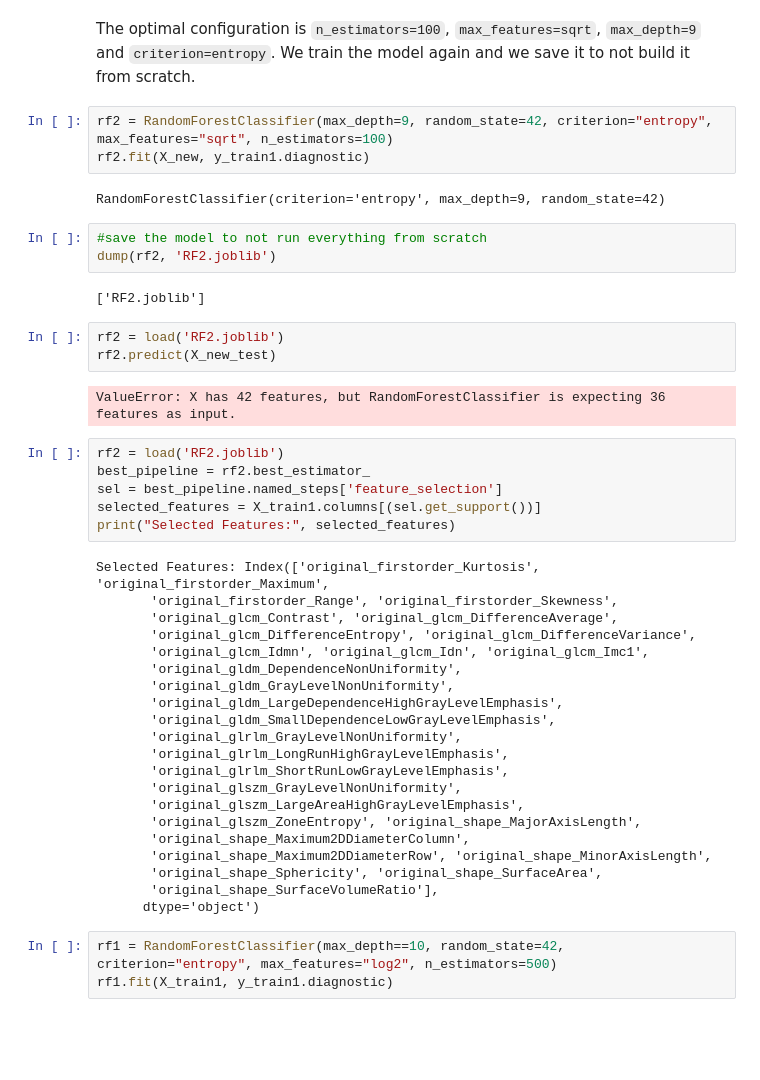
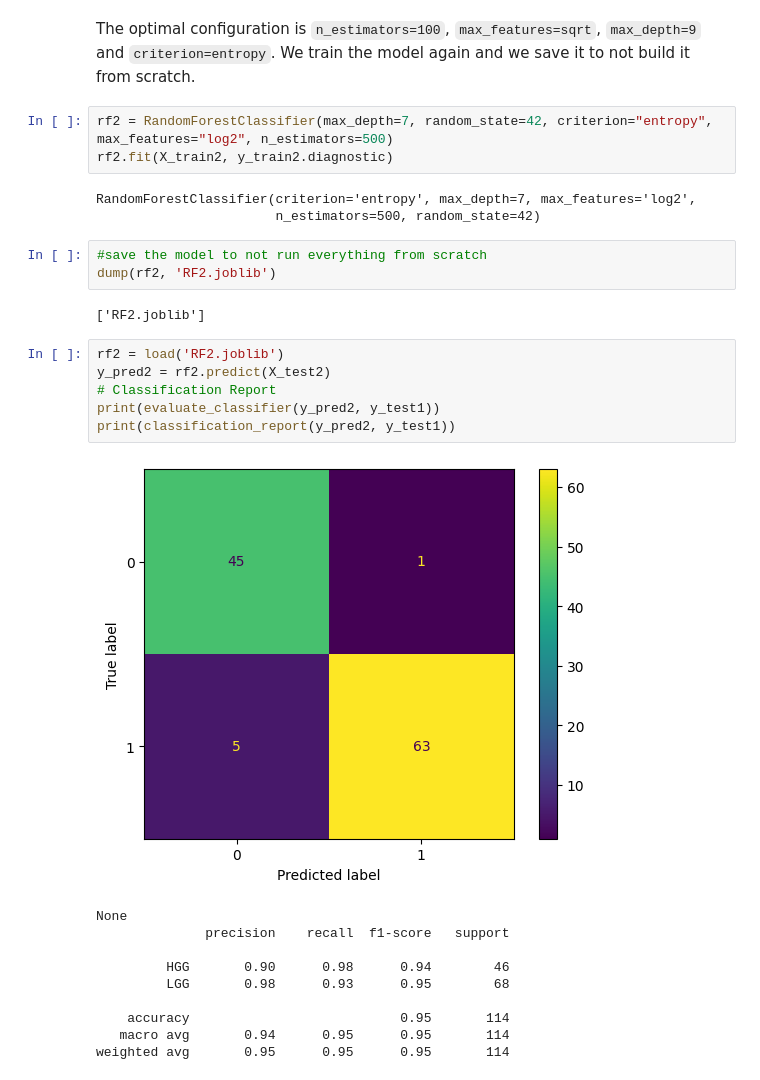
Before and after one commit to ecanlar/BDS-UPV-project, a Jupyter notebook: Implementation.ipynb, the cells around one changed output. Drawn from its saved outputs; the diff is of its cells as text; blank space fills up the shorter version.

```diff
--- a/Implementation.ipynb
+++ b/Implementation.ipynb
@@ -385,10 +412,11 @@ Best Score: 0.9579242979242979
 # %% [markdown]
 The optimal configuration is `n_estimators=100`, `max_features=sqrt`, `max_depth=9` and `criterion=entropy`. We train the model again and we save it to not build it from scratch.
 # %%
-rf2 = RandomForestClassifier(max_depth=9, random_state=42, criterion="entropy", max_features="sqrt", n_estimators=100)
-rf2.fit(X_new, y_train1.diagnostic)
+rf2 = RandomForestClassifier(max_depth=7, random_state=42, criterion="entropy", max_features="log2", n_estimators=500)
+rf2.fit(X_train2, y_train2.diagnostic)
 # %% [output]
-RandomForestClassifier(criterion='entropy', max_depth=9, random_state=42)
+RandomForestClassifier(criterion='entropy', max_depth=7, max_features='log2',
+                       n_estimators=500, random_state=42)
 # %%
 #save the model to not run everything from scratch
 dump(rf2, 'RF2.joblib')
@@ -396,36 +424,18 @@ dump(rf2, 'RF2.joblib')
 ['RF2.joblib']
 # %%
 rf2 = load('RF2.joblib')
-rf2.predict(X_new_test)
+y_pred2 = rf2.predict(X_test2)
+# Classification Report
+print(evaluate_classifier(y_pred2, y_test1))
+print(classification_report(y_pred2, y_test1))
 # %% [output]
+[figure, added]
-ValueError: X has 42 features, but RandomForestClassifier is expecting 36 features as input.
+None
+              precision    recall  f1-score   support
+
+         HGG       0.90      0.98      0.94        46
+         LGG       0.98      0.93      0.95        68
+
+    accuracy                           0.95       114
+   macro avg       0.94      0.95      0.95       114
+weighted avg       0.95      0.95      0.95       114
-# %%
-rf2 = load('RF2.joblib')
-best_pipeline = rf2.best_estimator_
-sel = best_pipeline.named_steps['feature_selection']
-selected_features = X_train1.columns[(sel.get_support())]
-print("Selected Features:", selected_features)
-# %% [output]
-Selected Features: Index(['original_firstorder_Kurtosis', 'original_firstorder_Maximum',
-       'original_firstorder_Range', 'original_firstorder_Skewness',
-       'original_glcm_Contrast', 'original_glcm_DifferenceAverage',
-       'original_glcm_DifferenceEntropy', 'original_glcm_DifferenceVariance',
-       'original_glcm_Idmn', 'original_glcm_Idn', 'original_glcm_Imc1',
-       'original_gldm_DependenceNonUniformity',
-       'original_gldm_GrayLevelNonUniformity',
-       'original_gldm_LargeDependenceHighGrayLevelEmphasis',
-       'original_gldm_SmallDependenceLowGrayLevelEmphasis',
-       'original_glrlm_GrayLevelNonUniformity',
-       'original_glrlm_LongRunHighGrayLevelEmphasis',
-       'original_glrlm_ShortRunLowGrayLevelEmphasis',
-       'original_glszm_GrayLevelNonUniformity',
-       'original_glszm_LargeAreaHighGrayLevelEmphasis',
-       'original_glszm_ZoneEntropy', 'original_shape_MajorAxisLength',
-       'original_shape_Maximum2DDiameterColumn',
-       'original_shape_Maximum2DDiameterRow', 'original_shape_MinorAxisLength',
-       'original_shape_Sphericity', 'original_shape_SurfaceArea',
-       'original_shape_SurfaceVolumeRatio'],
-      dtype='object')
-# %%
-rf1 = RandomForestClassifier(max_depth==10, random_state=42, criterion="entropy", max_features="log2", n_estimators=500)
-rf1.fit(X_train1, y_train1.diagnostic)
```
Also changed, not shown: parts of 17 cells of this notebook, 1 other file.
